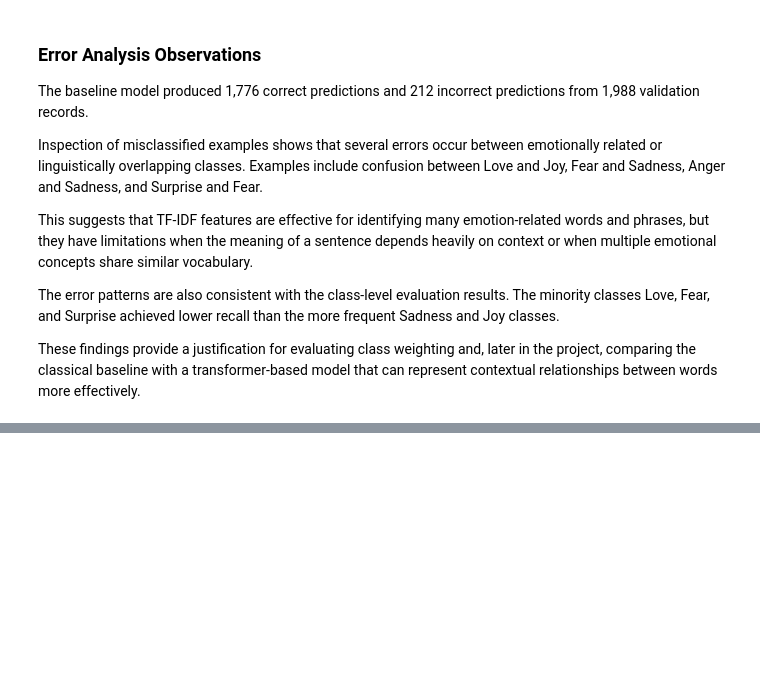
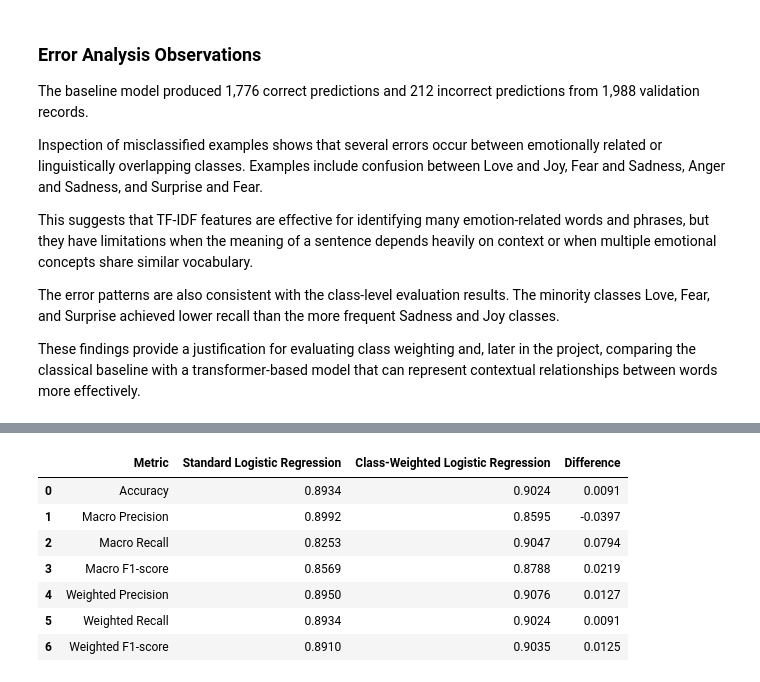
Before and after one commit to presidesg-lgtm/emotional-wellbeing-system, a Jupyter notebook: ml/notebooks/02_baseline_model.ipynb, the cells around one changed output, grey strips where cells are left out. Cells and saved outputs as stored; diff of their text form; code cells hidden in the pictures; blank space fills up the shorter version.

```diff
--- a/ml/notebooks/02_baseline_model.ipynb
+++ b/ml/notebooks/02_baseline_model.ipynb
@@ -463,0 +678,48 @@ These findings provide a justification for evaluating class weighting and, later
+# %%
+model_comparison = pd.DataFrame(
+    {
+        "Metric": [
+            "Accuracy",
+            "Macro Precision",
+            "Macro Recall",
+            "Macro F1-score",
+            "Weighted Precision",
+            "Weighted Recall",
+            "Weighted F1-score",
+        ],
+        "Standard Logistic Regression": [
+            accuracy,
+            macro_precision,
+            macro_recall,
+            macro_f1,
+            weighted_precision,
+            weighted_recall,
+            weighted_f1,
+        ],
+        "Class-Weighted Logistic Regression": [
+            balanced_accuracy,
+            balanced_macro_precision,
+            balanced_macro_recall,
+            balanced_macro_f1,
+            balanced_weighted_precision,
+            balanced_weighted_recall,
+            balanced_weighted_f1,
+        ],
+    }
+)
+
+model_comparison["Difference"] = (
+    model_comparison["Class-Weighted Logistic Regression"]
+    - model_comparison["Standard Logistic Regression"]
+)
+
+display(model_comparison.round(4))
+# %% [output]
+|  | Metric | Standard Logistic Regression | Class-Weighted Logistic Regression | Difference |
+| 0 | Accuracy | 0.8934 | 0.9024 | 0.0091 |
+| 1 | Macro Precision | 0.8992 | 0.8595 | -0.0397 |
+| 2 | Macro Recall | 0.8253 | 0.9047 | 0.0794 |
+| 3 | Macro F1-score | 0.8569 | 0.8788 | 0.0219 |
+| 4 | Weighted Precision | 0.8950 | 0.9076 | 0.0127 |
+| 5 | Weighted Recall | 0.8934 | 0.9024 | 0.0091 |
+| 6 | Weighted F1-score | 0.8910 | 0.9035 | 0.0125 |
```
Also changed, not shown: parts of 14 cells of this notebook, 2 other files.
